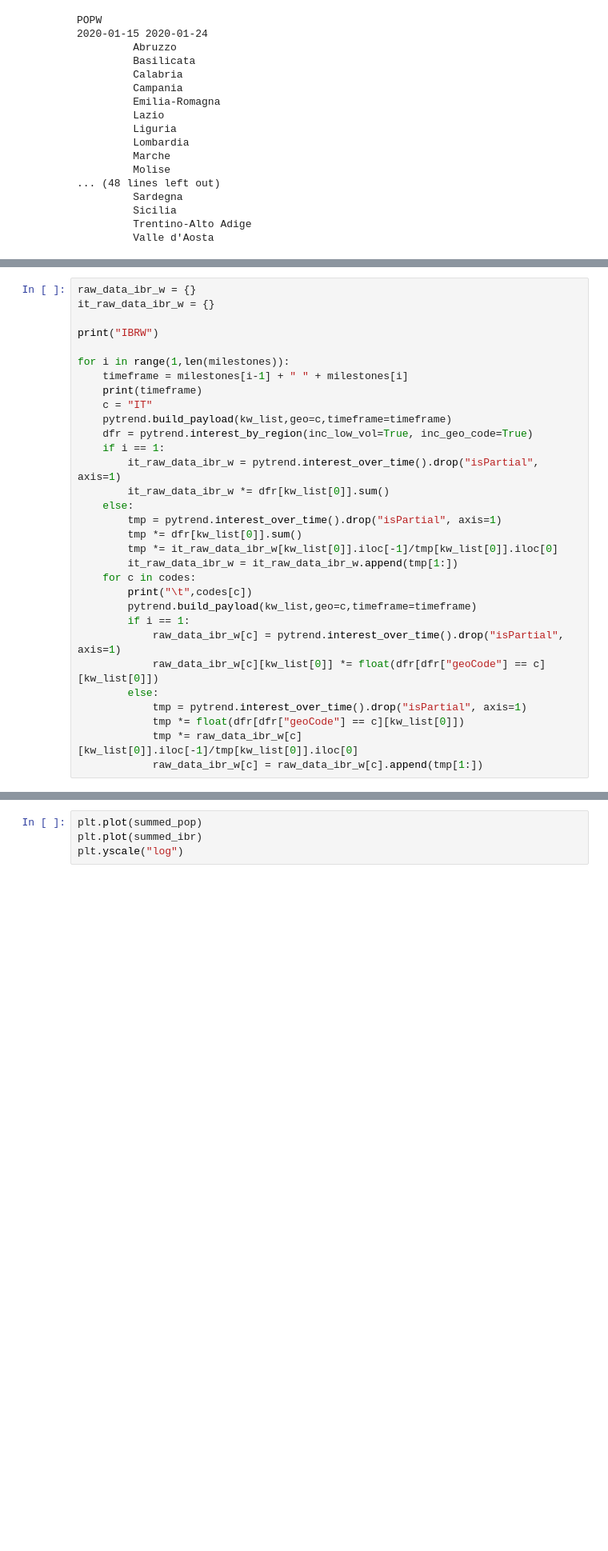
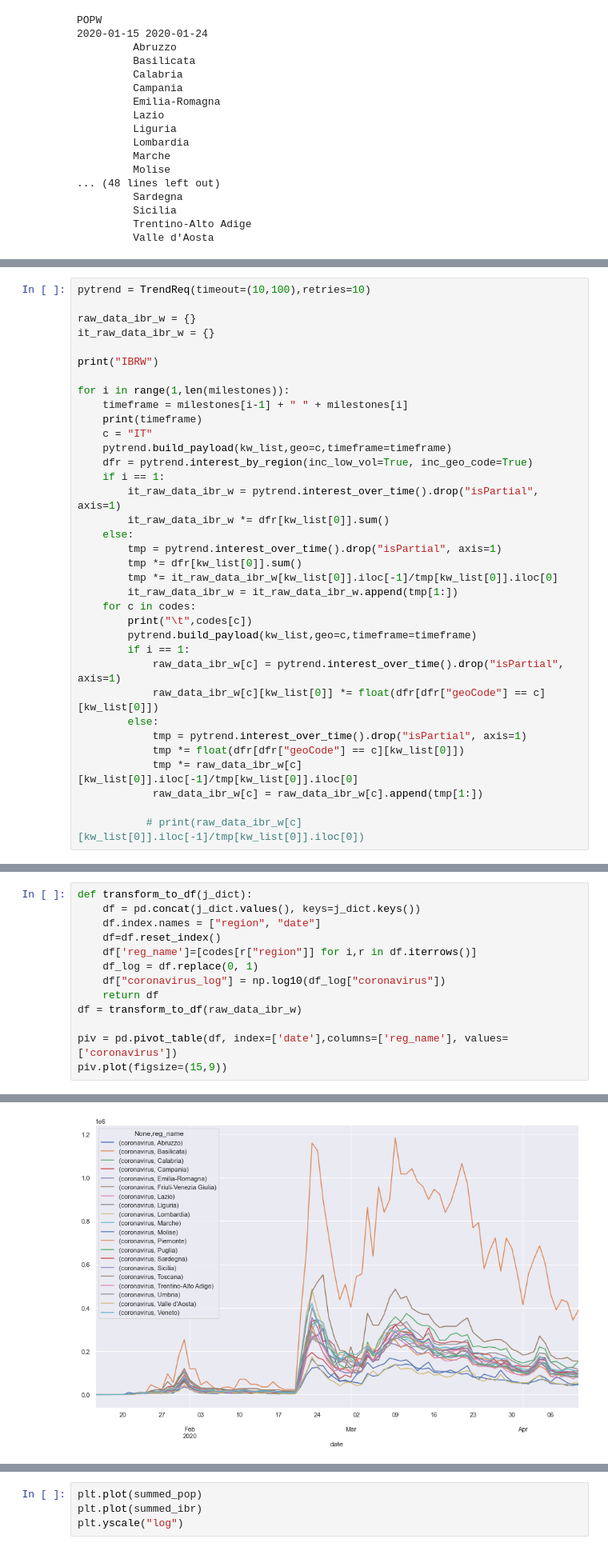
Before and after one commit to pikoala/covid, a Jupyter notebook: trends_downloader_and_data/TrendsDownloader2.ipynb, the cells around one changed output, grey strips where cells are left out. Shown at 80% size. Saved outputs shown, nothing was run; the diff lists cells and outputs as text; blank space fills up the shorter version.

Commit message:
adding all the interactive maps and plots

```diff
--- a/trends_downloader_and_data/TrendsDownloader2.ipynb
+++ b/trends_downloader_and_data/TrendsDownloader2.ipynb
@@ -121,4 +125,6 @@ POPW
 # %%
+pytrend = TrendReq(timeout=(10,100),retries=10)
+
 raw_data_ibr_w = {}
 it_raw_data_ibr_w = {}
 
@@ -149,6 +155,8 @@ for i in range(1,len(milestones)):
             tmp *= float(dfr[dfr["geoCode"] == c][kw_list[0]])
             tmp *= raw_data_ibr_w[c][kw_list[0]].iloc[-1]/tmp[kw_list[0]].iloc[0]
             raw_data_ibr_w[c] = raw_data_ibr_w[c].append(tmp[1:])
+
+           # print(raw_data_ibr_w[c][kw_list[0]].iloc[-1]/tmp[kw_list[0]].iloc[0])
 # %% [output]
 IBRW
 2020-01-15 2020-01-24
@@ -169,0 +178,14 @@ IBRW
+# %%
+def transform_to_df(j_dict):
+    df = pd.concat(j_dict.values(), keys=j_dict.keys())
+    df.index.names = ["region", "date"]
+    df=df.reset_index()
+    df['reg_name']=[codes[r["region"]] for i,r in df.iterrows()]
+    df_log = df.replace(0, 1)
+    df["coronavirus_log"] = np.log10(df_log["coronavirus"])
+    return df
+df = transform_to_df(raw_data_ibr_w)
+
+piv = pd.pivot_table(df, index=['date'],columns=['reg_name'], values=['coronavirus'])
+piv.plot(figsize=(15,9))
+# %% [output]
@@ -170,2 +193,3 @@ IBRW
+[figure, added]
 # %%
 
```
Also changed, not shown: parts of 6 cells of this notebook, 7 other files.
